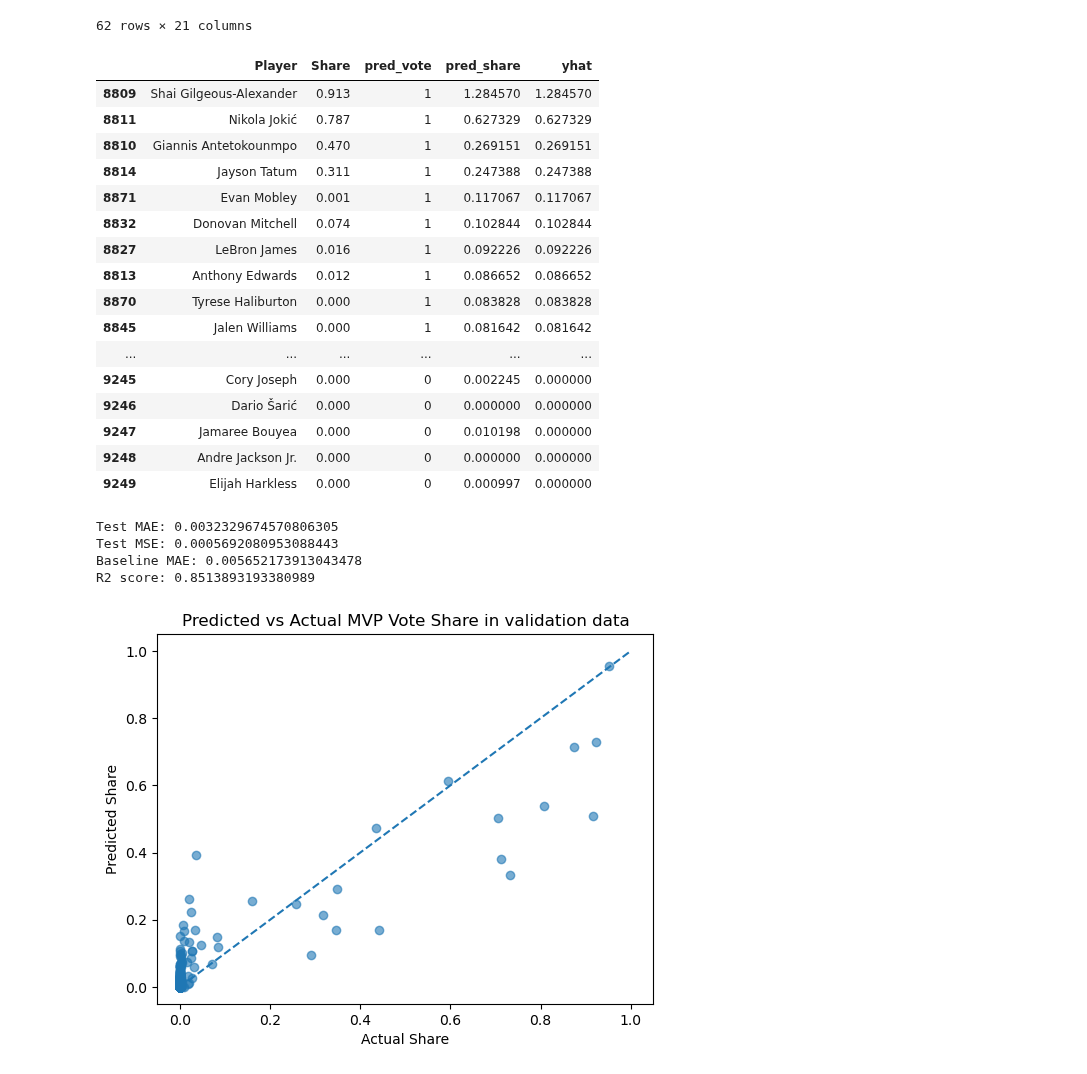
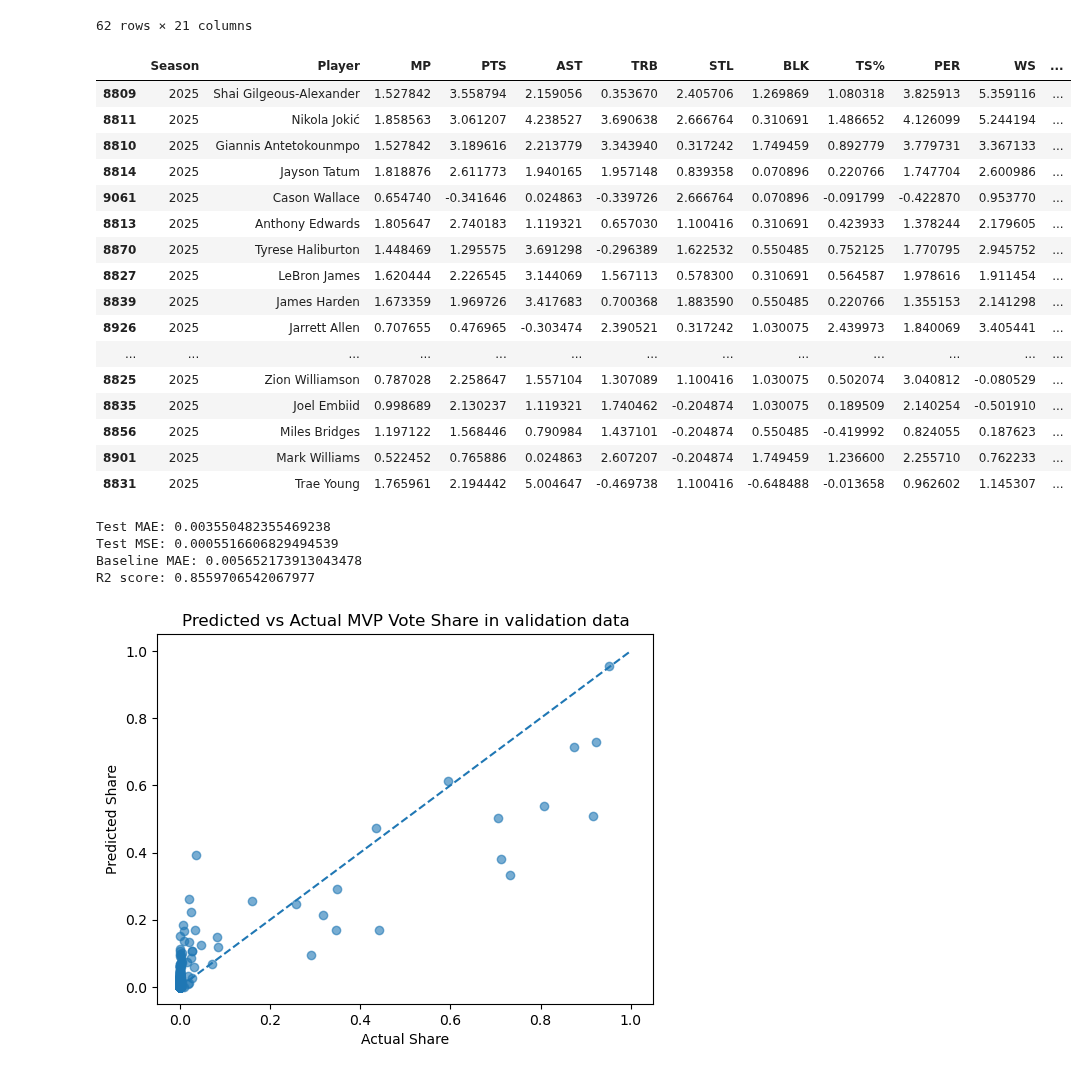
Before and after one commit to esencela/NBA_MVP_Predictor, a Jupyter notebook: notebooks/linear_model.ipynb, the cells around one changed output. Drawn from its saved outputs; the diff is of its cells as text; code cells hidden in the pictures.

```diff
--- a/notebooks/linear_model.ipynb
+++ b/notebooks/linear_model.ipynb
@@ -144,31 +144,36 @@ df_val[df_val['Season'] == 2007]
 | 1820 | 2007 | Bo Outlaw | -1.484248 | -1.301146 | -0.920924 | -0.608389 | -0.797770 | -0.675821 | 2.526274 | -0.544945 | ... | ... |
 62 rows × 21 columns
 # %%
-X_2025 = test[['MP', 'PTS', 'AST', 'TRB', 'STL', 'BLK', 'TS%', 'PER', 'WS', 'BPM', 'VORP', 'USG%', 'W/L%', 'VORP_W/L']]
+df_2025 = df_enrich[df_enrich['Season'] == 2025].copy()
+X_2025 = df_2025[['MP', 'PTS', 'AST', 'TRB', 'STL', 'BLK', 'TS%', 'PER', 'WS', 'BPM', 'VORP', 'USG%', 'W/L%', 'VORP_W/L']]
 
-pred_2025 = test.copy()
+scaler = StandardScaler()
+scaler.fit(X_2025)
+X_2025 = scaler.transform(X_2025)
+
+pred_2025 = df_2025.copy()
 pred_2025['pred_vote'] = pipe_class.predict(X_2025)
 pred_2025['pred_share'] = np.clip(pipe_regr.predict(X_2025), a_min=0, a_max=None)
 pred_2025['yhat'] = pred_2025['pred_vote'] * pred_2025['pred_share']
-pred_2025[['Player', 'Share', 'pred_vote', 'pred_share', 'yhat']].sort_values(by='yhat', ascending=False).head(30)
+pred_2025.sort_values(by=['yhat', 'Share', 'pred_share', 'pred_vote'], ascending=False).head(30)
 # %% [output]
-|  | Player | Share | pred_vote | pred_share | yhat |
-| 8809 | Shai Gilgeous-Alexander | 0.913 | 1 | 1.284570 | 1.284570 |
-| 8811 | Nikola Jokić | 0.787 | 1 | 0.627329 | 0.627329 |
-| 8810 | Giannis Antetokounmpo | 0.470 | 1 | 0.269151 | 0.269151 |
-| 8814 | Jayson Tatum | 0.311 | 1 | 0.247388 | 0.247388 |
-| 8871 | Evan Mobley | 0.001 | 1 | 0.117067 | 0.117067 |
-| 8832 | Donovan Mitchell | 0.074 | 1 | 0.102844 | 0.102844 |
-| 8827 | LeBron James | 0.016 | 1 | 0.092226 | 0.092226 |
-| 8813 | Anthony Edwards | 0.012 | 1 | 0.086652 | 0.086652 |
-| 8870 | Tyrese Haliburton | 0.000 | 1 | 0.083828 | 0.083828 |
-| 8845 | Jalen Williams | 0.000 | 1 | 0.081642 | 0.081642 |
-| ... | ... | ... | ... | ... | ... |
-| 9245 | Cory Joseph | 0.000 | 0 | 0.002245 | 0.000000 |
-| 9246 | Dario Šarić | 0.000 | 0 | 0.000000 | 0.000000 |
-| 9247 | Jamaree Bouyea | 0.000 | 0 | 0.010198 | 0.000000 |
-| 9248 | Andre Jackson Jr. | 0.000 | 0 | 0.000000 | 0.000000 |
-| 9249 | Elijah Harkless | 0.000 | 0 | 0.000997 | 0.000000 |
+|  | Season | Player | MP | PTS | AST | TRB | STL | BLK | TS% | PER | WS | ... |
+| 8809 | 2025 | Shai Gilgeous-Alexander | 1.527842 | 3.558794 | 2.159056 | 0.353670 | 2.405706 | 1.269869 | 1.080318 | 3.825913 | 5.359116 | ... |
+| 8811 | 2025 | Nikola Jokić | 1.858563 | 3.061207 | 4.238527 | 3.690638 | 2.666764 | 0.310691 | 1.486652 | 4.126099 | 5.244194 | ... |
+| 8810 | 2025 | Giannis Antetokounmpo | 1.527842 | 3.189616 | 2.213779 | 3.343940 | 0.317242 | 1.749459 | 0.892779 | 3.779731 | 3.367133 | ... |
+| 8814 | 2025 | Jayson Tatum | 1.818876 | 2.611773 | 1.940165 | 1.957148 | 0.839358 | 0.070896 | 0.220766 | 1.747704 | 2.600986 | ... |
+| 9061 | 2025 | Cason Wallace | 0.654740 | -0.341646 | 0.024863 | -0.339726 | 2.666764 | 0.070896 | -0.091799 | -0.422870 | 0.953770 | ... |
+| 8813 | 2025 | Anthony Edwards | 1.805647 | 2.740183 | 1.119321 | 0.657030 | 1.100416 | 0.310691 | 0.423933 | 1.378244 | 2.179605 | ... |
+| 8870 | 2025 | Tyrese Haliburton | 1.448469 | 1.295575 | 3.691298 | -0.296389 | 1.622532 | 0.550485 | 0.752125 | 1.770795 | 2.945752 | ... |
+| 8827 | 2025 | LeBron James | 1.620444 | 2.226545 | 3.144069 | 1.567113 | 0.578300 | 0.310691 | 0.564587 | 1.978616 | 1.911454 | ... |
+| 8839 | 2025 | James Harden | 1.673359 | 1.969726 | 3.417683 | 0.700368 | 1.883590 | 0.550485 | 0.220766 | 1.355153 | 2.141298 | ... |
+| 8926 | 2025 | Jarrett Allen | 0.707655 | 0.476965 | -0.303474 | 2.390521 | 0.317242 | 1.030075 | 2.439973 | 1.840069 | 3.405441 | ... |
+| ... | ... | ... | ... | ... | ... | ... | ... | ... | ... | ... | ... | ... |
+| 8825 | 2025 | Zion Williamson | 0.787028 | 2.258647 | 1.557104 | 1.307089 | 1.100416 | 1.030075 | 0.502074 | 3.040812 | -0.080529 | ... |
+| 8835 | 2025 | Joel Embiid | 0.998689 | 2.130237 | 1.119321 | 1.740462 | -0.204874 | 1.030075 | 0.189509 | 2.140254 | -0.501910 | ... |
+| 8856 | 2025 | Miles Bridges | 1.197122 | 1.568446 | 0.790984 | 1.437101 | -0.204874 | 0.550485 | -0.419992 | 0.824055 | 0.187623 | ... |
+| 8901 | 2025 | Mark Williams | 0.522452 | 0.765886 | 0.024863 | 2.607207 | -0.204874 | 1.749459 | 1.236600 | 2.255710 | 0.762233 | ... |
+| 8831 | 2025 | Trae Young | 1.765961 | 2.194442 | 5.004647 | -0.469738 | 1.100416 | -0.648488 | -0.013658 | 0.962602 | 1.145307 | ... |
 # %%
 base = np.zeros(len(pred_2025))
 
@@ -181,10 +186,10 @@ print("Test MSE:", mse_test)
 print("Baseline MAE:", baseline)
 print("R2 score:", r2_score(pred_2025['Share'], pred_2025['yhat']))
 # %% [output]
-Test MAE: 0.0032329674570806305
-Test MSE: 0.0005692080953088443
+Test MAE: 0.003550482355469238
+Test MSE: 0.0005516606829494539
 Baseline MAE: 0.005652173913043478
-R2 score: 0.8513893193380989
+R2 score: 0.8559706542067977
 # %%
 plt.scatter(df_val['Share'], df_val['pred_share'], alpha=0.6)
 plt.plot([0, 1], [0, 1], linestyle='--')
```
Also changed, not shown: parts of 3 cells of this notebook.
